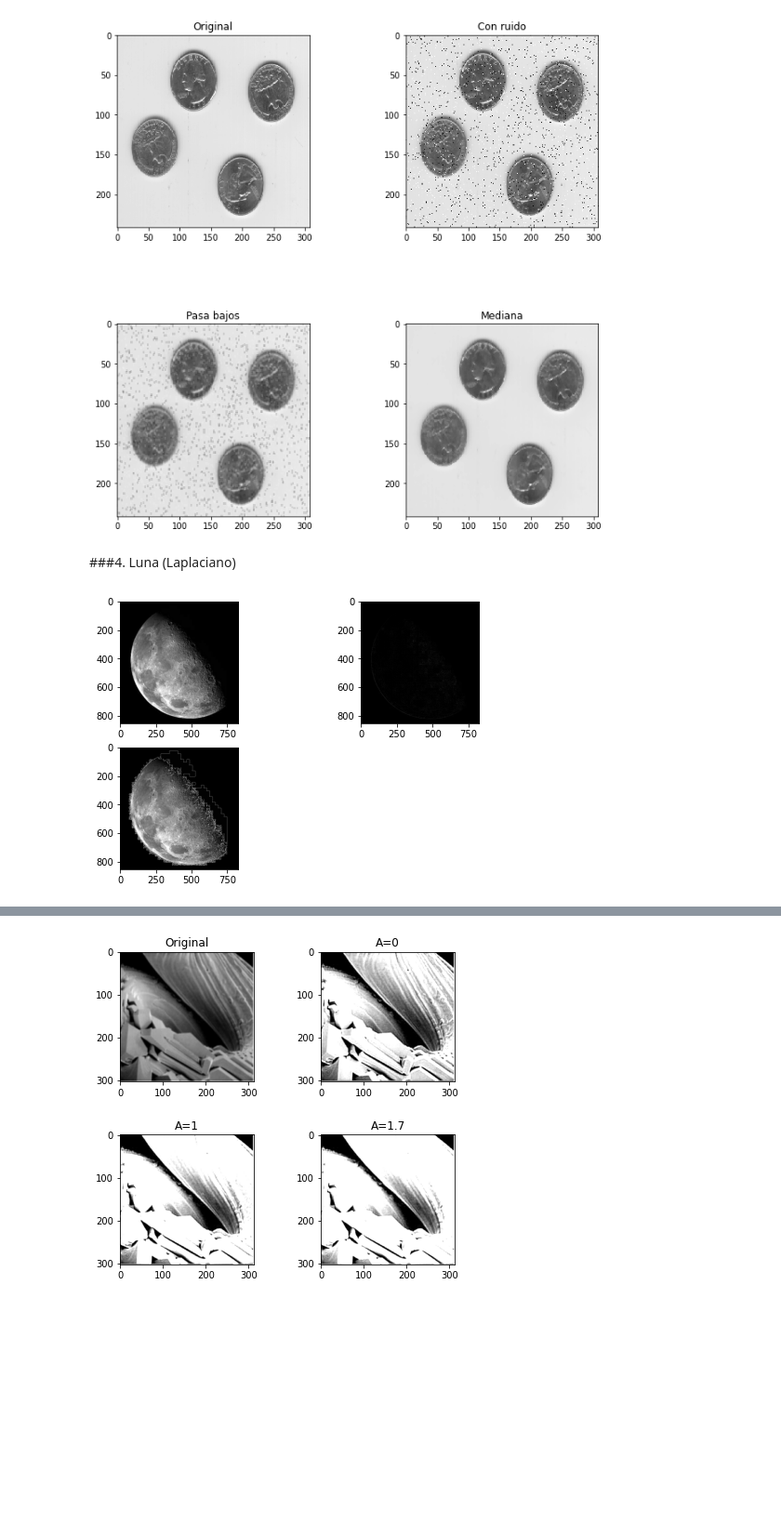
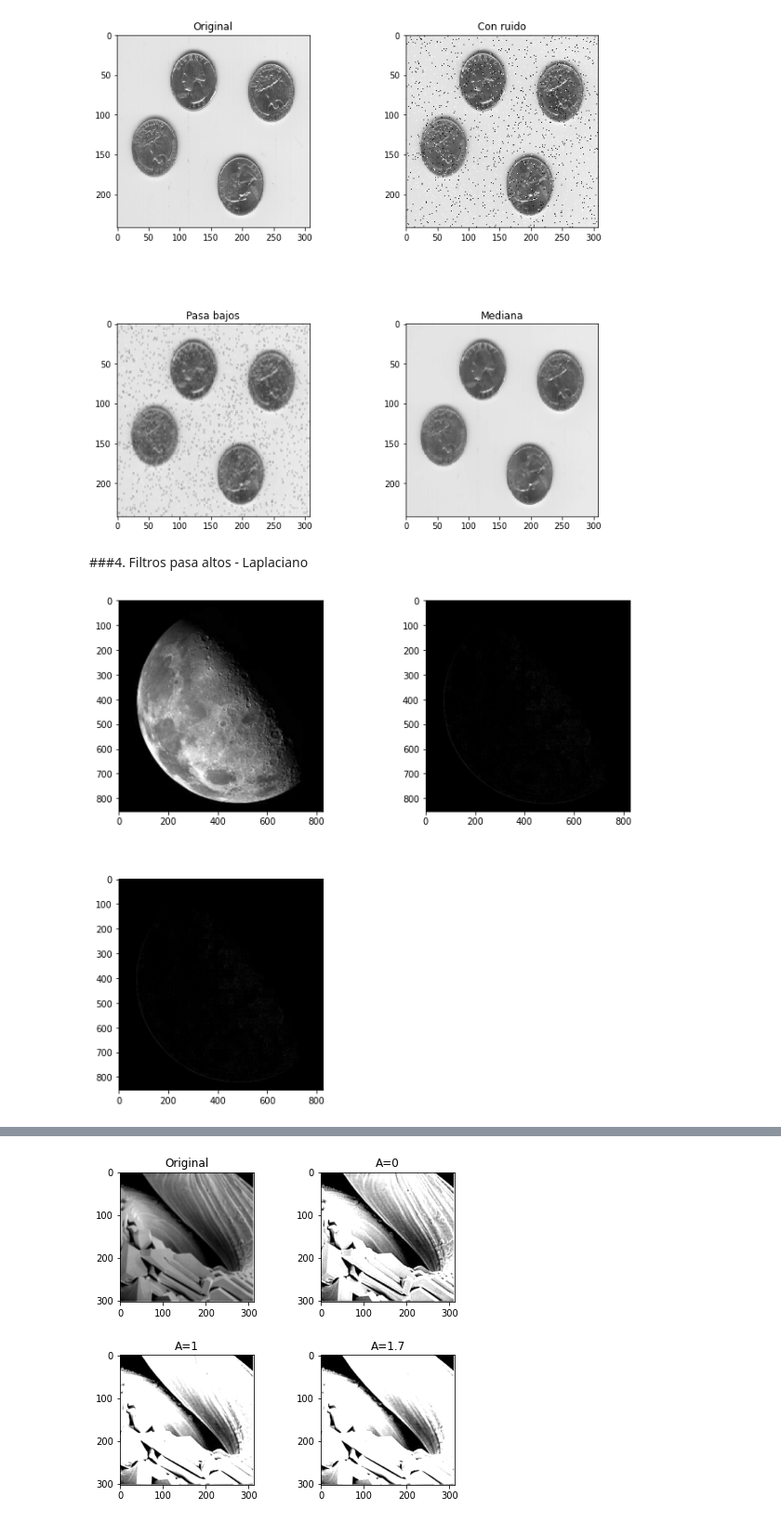
Before and after one commit to LuFernandez/imagaynes, a Jupyter notebook: TpFiltros/TPimagenes.ipynb, the cells around one changed output, grey strips where cells are left out. Shown at 93% size. Drawn from its saved outputs; the diff is of its cells as text; code cells hidden in the pictures; blank space fills up the shorter version.

```diff
--- a/TpFiltros/TPimagenes.ipynb
+++ b/TpFiltros/TPimagenes.ipynb
@@ -99,30 +126,30 @@ plt.show()
 # %% [output]
 [figure]
 # %% [markdown]
-###4. Luna (Laplaciano)
+###4. Filtros pasa altos - Laplaciano
 # %%
 moon_img = cv2.imread('moon.png')
-fig_2 = plt.figure()
+fig_2 = plt.figure(figsize =(8,8))
 plt.subplots_adjust(top = 1, bottom = 0, right = 1, left = 0, hspace = 0.2, wspace = 0.5)
 fig_2.add_subplot(2,2,1)
 plt.imshow(moon_img,cmap='gray', vmin=0, vmax=255)
 #Filtro Laplaciano
 kernel = np.array([
                    [0,1,0],
                    [1,-4,1],
                    [0,1,0]
 ])
 hp_filtered = cv2.filter2D(moon_img,-1,kernel)
-hp_filtered[hp_filtered < 0] = 0
+#hp_filtered[hp_filtered < 0] = 0
 fig_2.add_subplot(2,2,2)
 plt.imshow(hp_filtered,cmap='gray', vmin=0, vmax=255)
 
 #item c
 sharpened_img1 =moon_img - hp_filtered
 #print(sharpened_img1[400][400:450])
 fig_2.add_subplot(2,2,3)
 plt.imshow(sharpened_img1,cmap='gray', vmin=0, vmax=255)
 plt.show()
 # %% [output]
-[figure, old version]
+[figure, new version]
 # %% [markdown]
```
Also changed, not shown: parts of 12 cells of this notebook.
